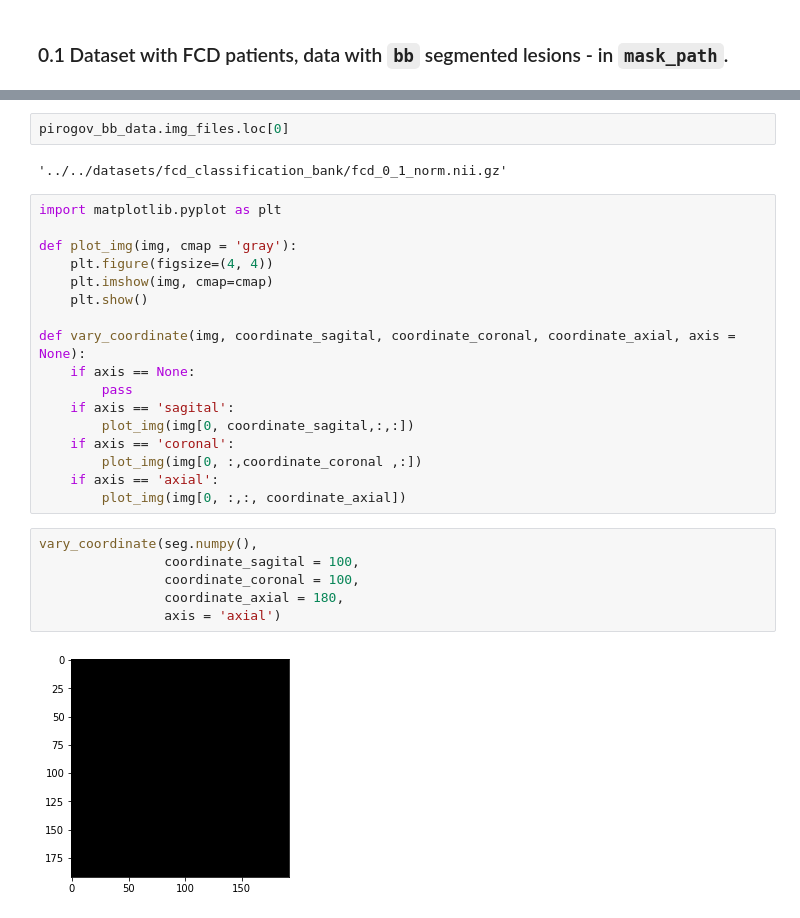
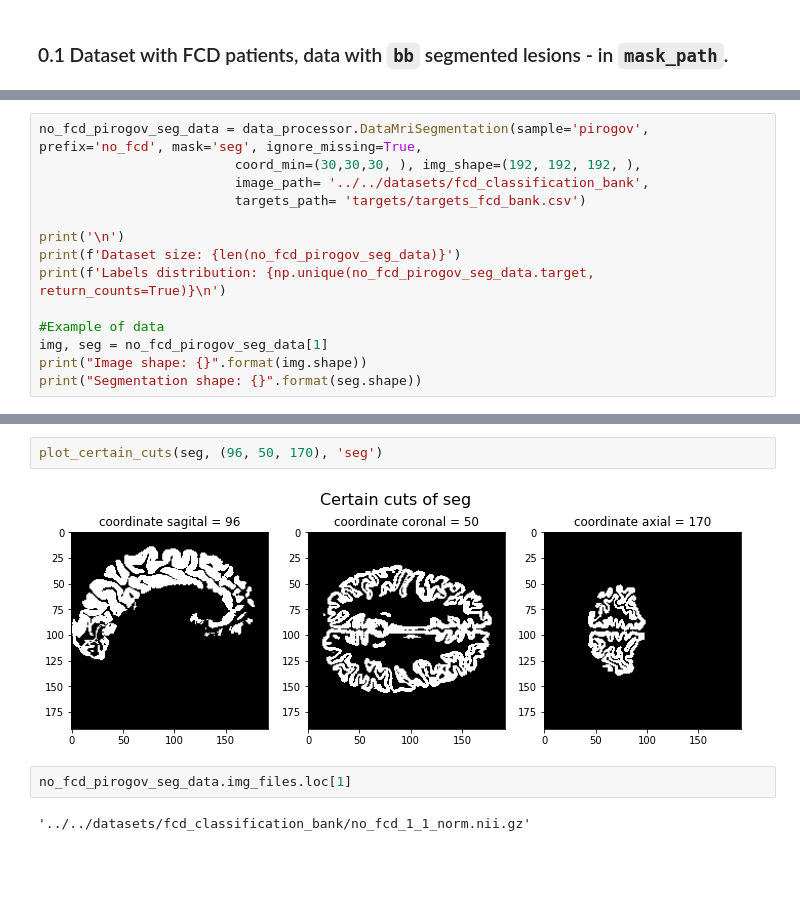
Before and after one commit to mrugnivenko/MRI-segmentation, a Jupyter notebook: data_loader_tests.ipynb, the cells around one changed output, grey strips where cells are left out. Saved outputs shown, nothing was run; the diff lists cells and outputs as text; blank space fills up the shorter version.

```diff
--- a/data_loader_tests.ipynb
+++ b/data_loader_tests.ipynb
@@ -78,0 +57,14 @@ plot_certain_cuts(seg, a)
+# %%
+no_fcd_pirogov_seg_data = data_processor.DataMriSegmentation(sample='pirogov', prefix='no_fcd', mask='seg', ignore_missing=True,
+                         coord_min=(30,30,30, ), img_shape=(192, 192, 192, ),
+                         image_path= '../../datasets/fcd_classification_bank',
+                         targets_path= 'targets/targets_fcd_bank.csv')
+
+print('\n')
+print(f'Dataset size: {len(no_fcd_pirogov_seg_data)}')
+print(f'Labels distribution: {np.unique(no_fcd_pirogov_seg_data.target, return_counts=True)}\n')
+
+#Example of data
+img, seg = no_fcd_pirogov_seg_data[1]
+print("Image shape: {}".format(img.shape))
+print("Segmentation shape: {}".format(seg.shape))
@@ -79,29 +84,8 @@ plot_certain_cuts(seg, a)
+# %%
+plot_certain_cuts(seg, (96, 50, 170), 'seg')
+# %% [output]
+[figure, added]
 # %%
-pirogov_bb_data.img_files.loc[0]
+no_fcd_pirogov_seg_data.img_files.loc[1]
 # %% [output]
-'../../datasets/fcd_classification_bank/fcd_0_1_norm.nii.gz'
+'../../datasets/fcd_classification_bank/no_fcd_1_1_norm.nii.gz'
-# %%
-import matplotlib.pyplot as plt
-
-def plot_img(img, cmap = 'gray'):
-    plt.figure(figsize=(4, 4))
-    plt.imshow(img, cmap=cmap)
-    plt.show()
-
-def vary_coordinate(img, coordinate_sagital, coordinate_coronal, coordinate_axial, axis = None):
-    if axis == None:
-        pass
-    if axis == 'sagital':
-        plot_img(img[0, coordinate_sagital,:,:])
-    if axis == 'coronal':
-        plot_img(img[0, :,coordinate_coronal ,:])
-    if axis == 'axial':
-        plot_img(img[0, :,:, coordinate_axial])
-# %%
-vary_coordinate(seg.numpy(),
-                coordinate_sagital = 100,
-                coordinate_coronal = 100,
-                coordinate_axial = 180,
-                axis = 'axial')
-# %% [output]
-[figure, removed]
```
Also changed, not shown: parts of 17 cells of this notebook, 1 other file.
